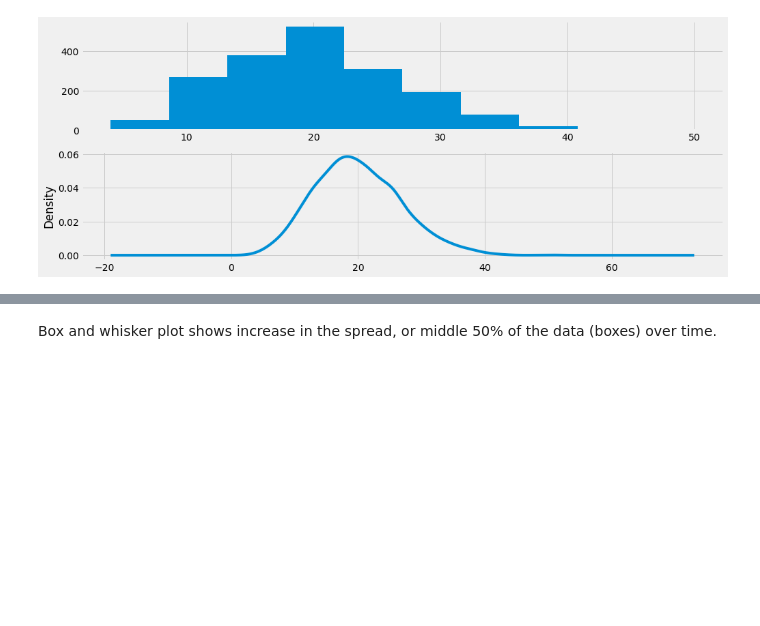
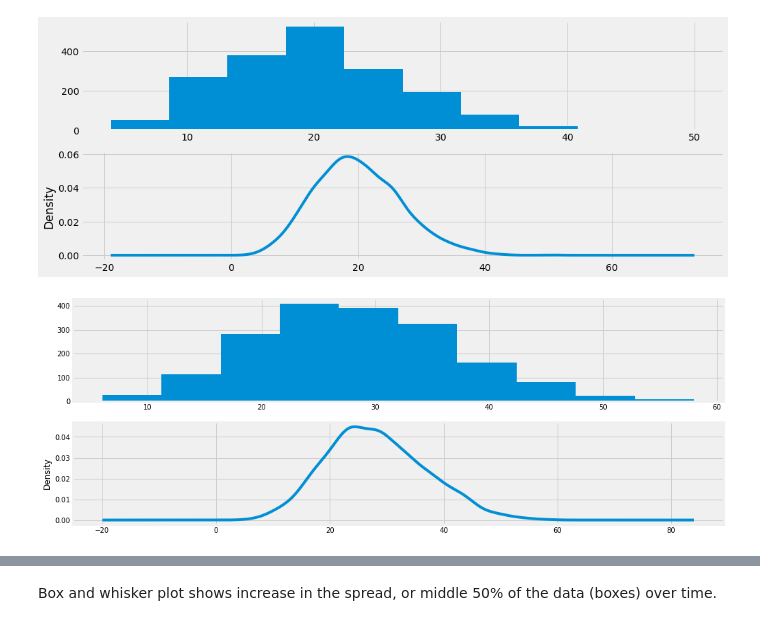
Before and after one commit to chejuichia/DataScienceStudy, a Jupyter notebook: Capstone Project 2/notebooks/eda.ipynb, the cells around one changed output, grey strips where cells are left out. Cells and saved outputs as stored; diff of their text form; code cells hidden in the pictures; blank space fills up the shorter version.

```diff
--- a/Capstone Project 2/notebooks/eda.ipynb
+++ b/Capstone Project 2/notebooks/eda.ipynb
@@ -149,3 +156,12 @@ df[(df['item']==1) & (df['store']==1)].sales.plot(kind='kde',figsize=(15, 6))
 plt.show();
 # %% [output]
 [figure]
+# %%
+plt.figure(1)
+plt.subplot(211)
+df[(df['item']==1) & (df['store']==2)].sales.hist()
+plt.subplot(212)
+df[(df['item']==1) & (df['store']==2)].sales.plot(kind='kde',figsize=(15, 6))
+plt.show();
+# %% [output]
+[figure, added]
```
Also changed, not shown: parts of 41 cells of this notebook, 3 other files.
